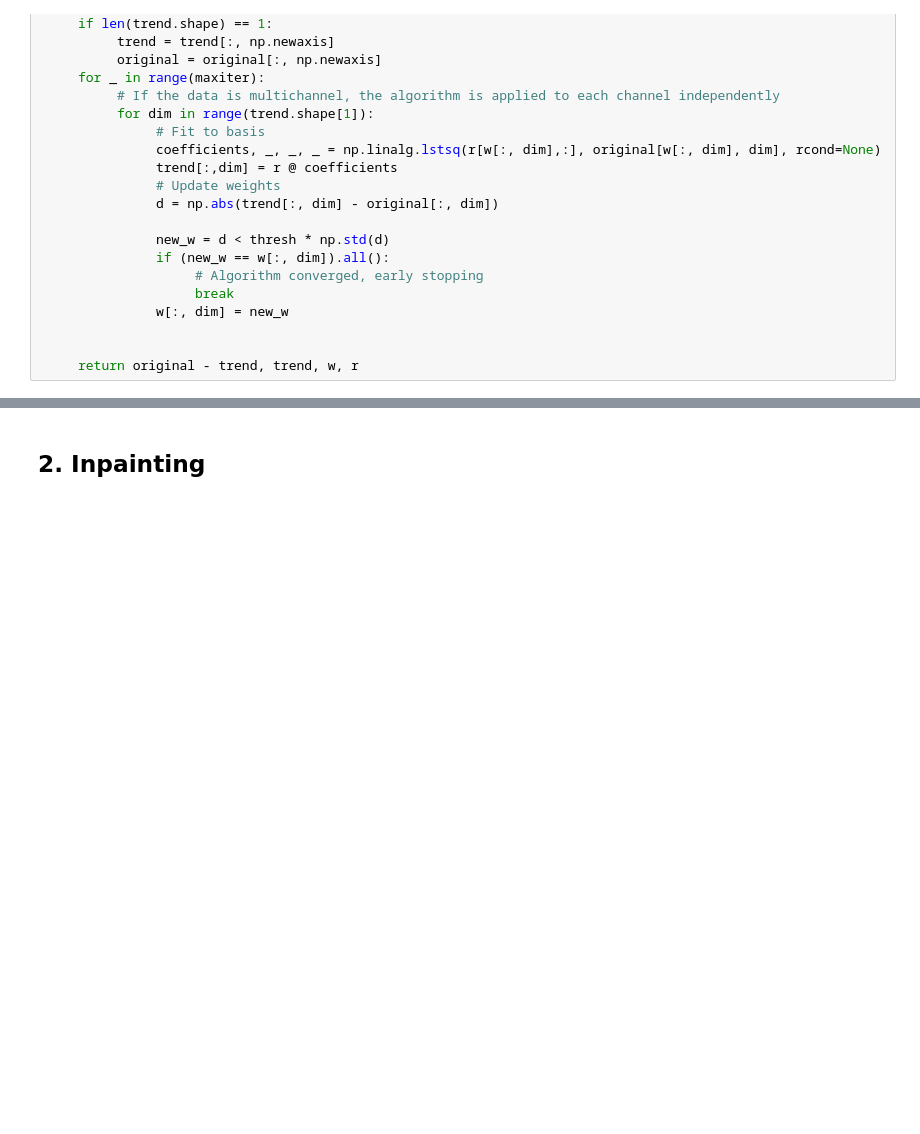
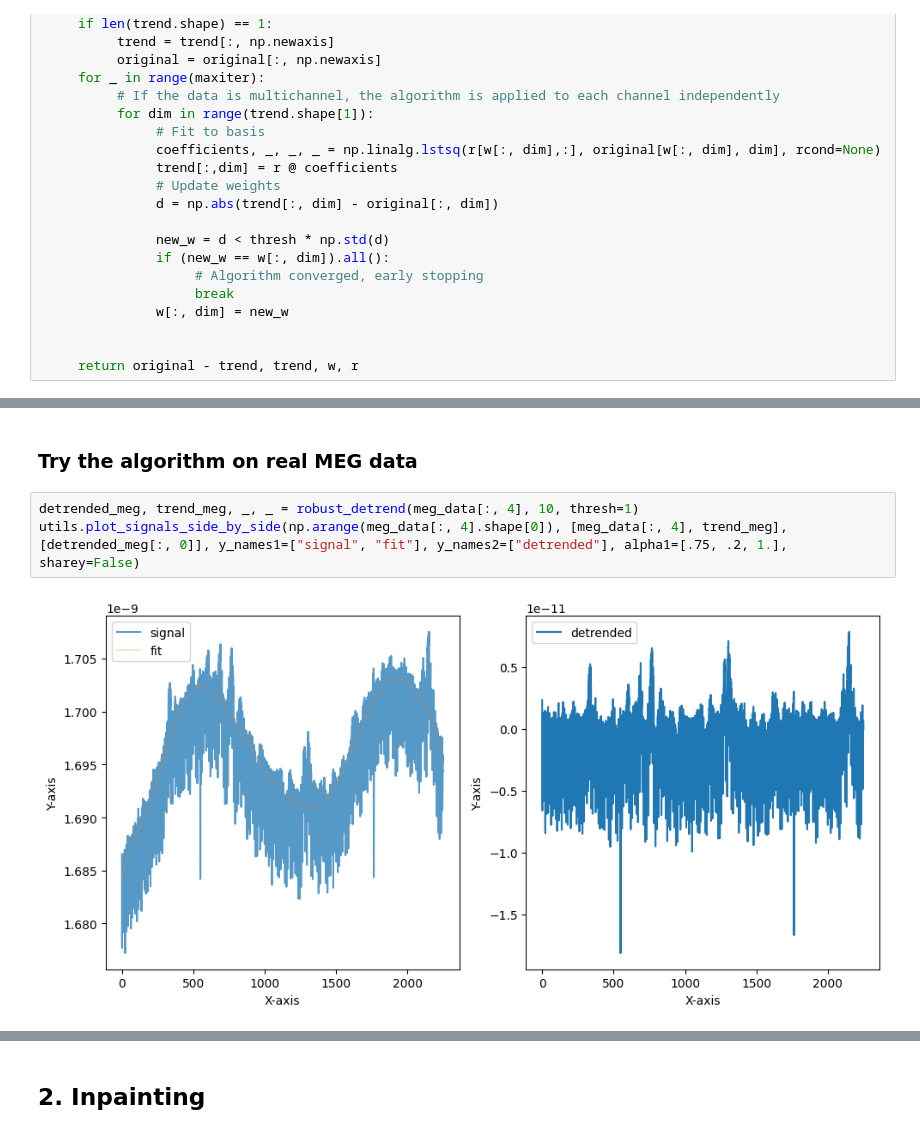
Before and after one commit to alexicanesse/robust-detrending-rereferencing-outlier-detection-and-inpainting-for-multichannel-data, a Jupyter notebook: implementation.ipynb, the cells around one changed output, grey strips where cells are left out. Drawn from its saved outputs; the diff is of its cells as text; blank space fills up the shorter version.

```diff
--- a/implementation.ipynb
+++ b/implementation.ipynb
@@ -113,0 +124,7 @@ utils.plot_signals(t, [x[:, 0], detrended_x1[:, 0], weights_x1, trend_x1], y_nam
+# %% [markdown]
+### Try the algorithm on real MEG data
+# %%
+detrended_meg, trend_meg, _, _ = robust_detrend(meg_data[:, 4], 10, thresh=1)
+utils.plot_signals_side_by_side(np.arange(meg_data[:, 4].shape[0]), [meg_data[:, 4], trend_meg], [detrended_meg[:, 0]], y_names1=["signal", "fit"], y_names2=["detrended"], alpha1=[.75, .2, 1.], sharey=False)
+# %% [output]
+[figure, added]
```
Also changed, not shown: parts of 13 cells of this notebook, 1 other file.
